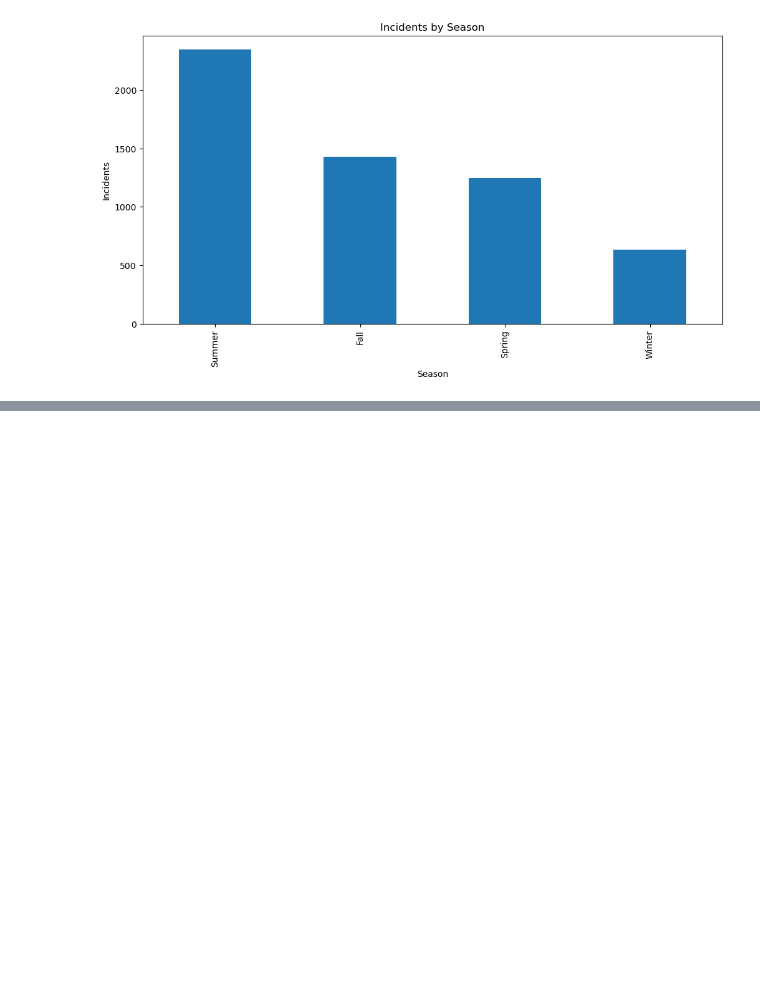
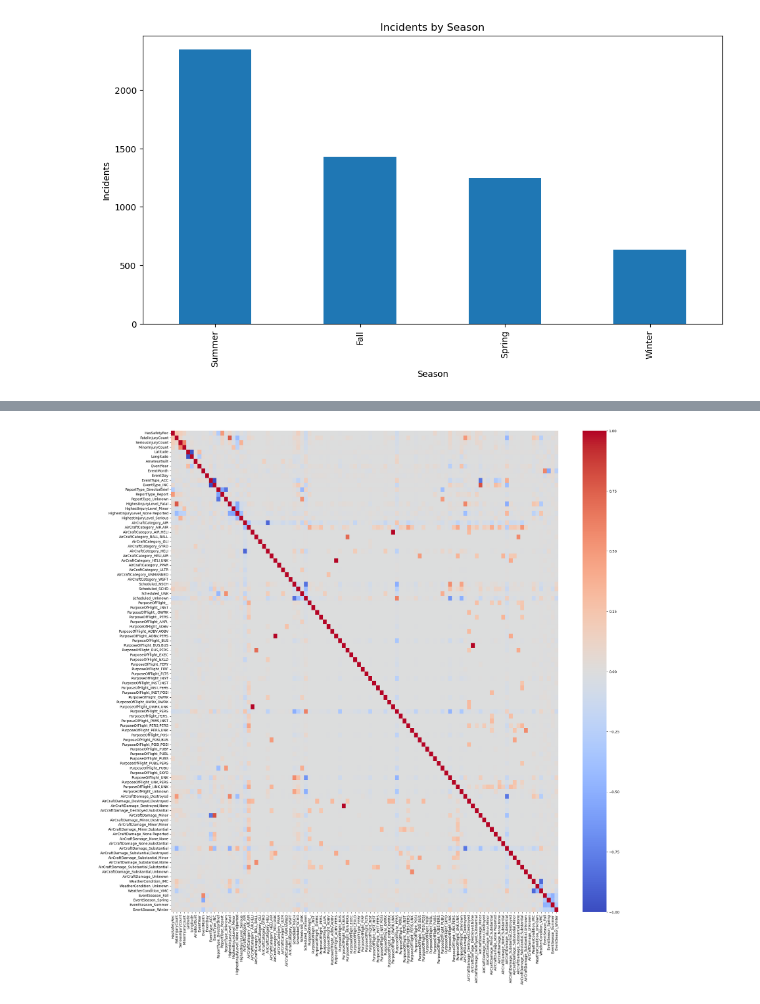
Before and after one commit to TheMirch/dsi-group-project, a Jupyter notebook: code/nolan_eda.ipynb, the cells around one changed output, grey strips where cells are left out. Cells and saved outputs as stored; diff of their text form; code cells hidden in the pictures; blank space fills up the shorter version.

Commit message:
some eda heatmaps

```diff
--- a/code/nolan_eda.ipynb
+++ b/code/nolan_eda.ipynb
@@ -113,0 +168,2 @@ plt.show()
+# %%
+ak_num = ak.drop(['NtsbNo', 'Mkey', 'City', 'N', 'ProbableCause', 'Make', 'Model', 'AirportID', 'AirportName', 'FAR', 'Operator', 'EventTime',], axis=1)
@@ -113,0 +179,2 @@ plt.show()
+# %%
+categorical_cols = ak_num.select_dtypes(exclude=['number']).columns.tolist()
@@ -113,0 +193,2 @@ plt.show()
+# %%
+ak_num = pd.get_dummies(ak_num, columns = categorical_cols, drop_first=False)
@@ -113,0 +204,5 @@ plt.show()
+# %%
+plt.figure(figsize = (25, 25))
+sns.heatmap(ak_num.corr(), cmap='coolwarm', fmt=".2f", vmin= -1, annot=False);
+# %% [output]
+[figure, added]
```
Also changed, not shown: parts of 9 cells of this notebook, 1 other file.
